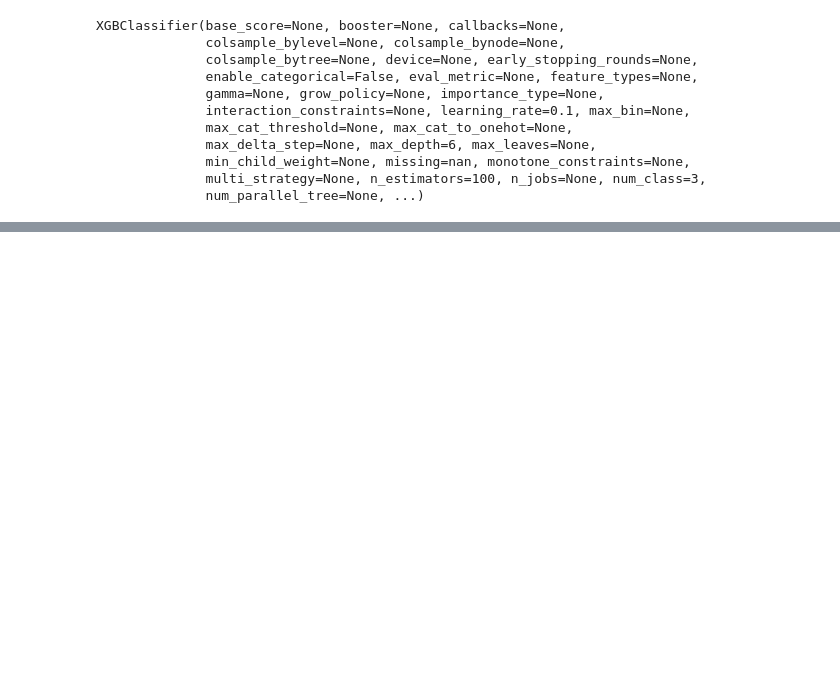
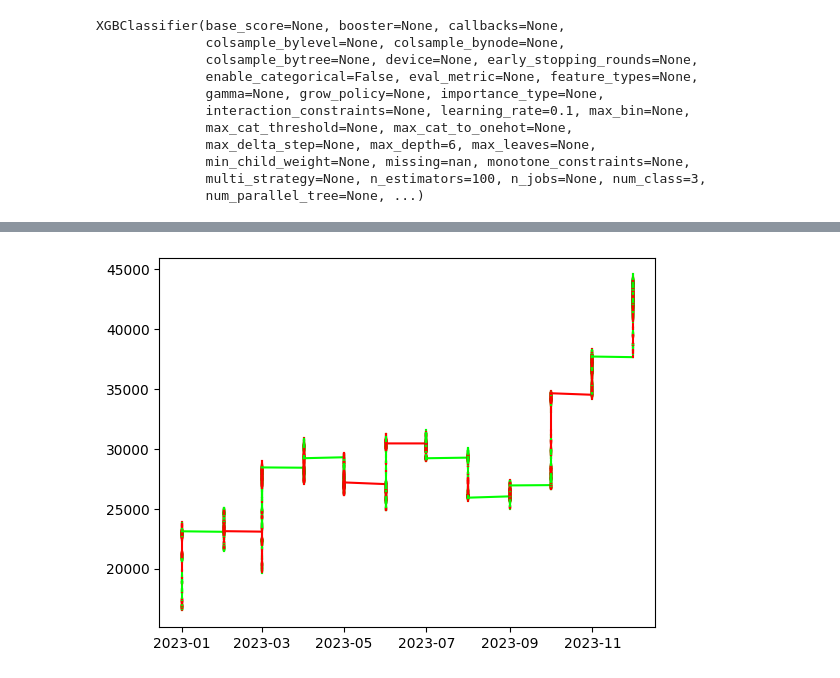
Before and after one commit to anurag2506/Transformers_BTC_price_predictoin, a Jupyter notebook: xgb.ipynb, the cells around one changed output, grey strips where cells are left out. Cells and saved outputs as stored; diff of their text form; code cells hidden in the pictures; blank space fills up the shorter version.

```diff
--- a/xgb.ipynb
+++ b/xgb.ipynb
@@ -153,0 +254,17 @@ r2
+# %%
+import matplotlib.pyplot as plt
+import numpy as np
+
+# Ensure the color_map maps 'bullish', 'bearish', 'neutral' to valid RGB tuples
+color_map = {'bullish': (1, 0, 0), 'bearish': (0, 1, 0), 'neutral': (0, 0, 1)}
+
+# Map the 'regime' column to colors
+X_2023['col'] = X_2023['regime'].map(color_map)
+
+# Plot each segment individually
+for i in range(1, len(X_2023)):
+    plt.plot(X_2023['date'].iloc[i-1:i+1], X_2023['close'].iloc[i-1:i+1], color=X_2023['col'].iloc[i])
+
+plt.show()
+# %% [output]
+[figure, added]
```
Also changed, not shown: parts of 28 cells of this notebook, 1 other file.
